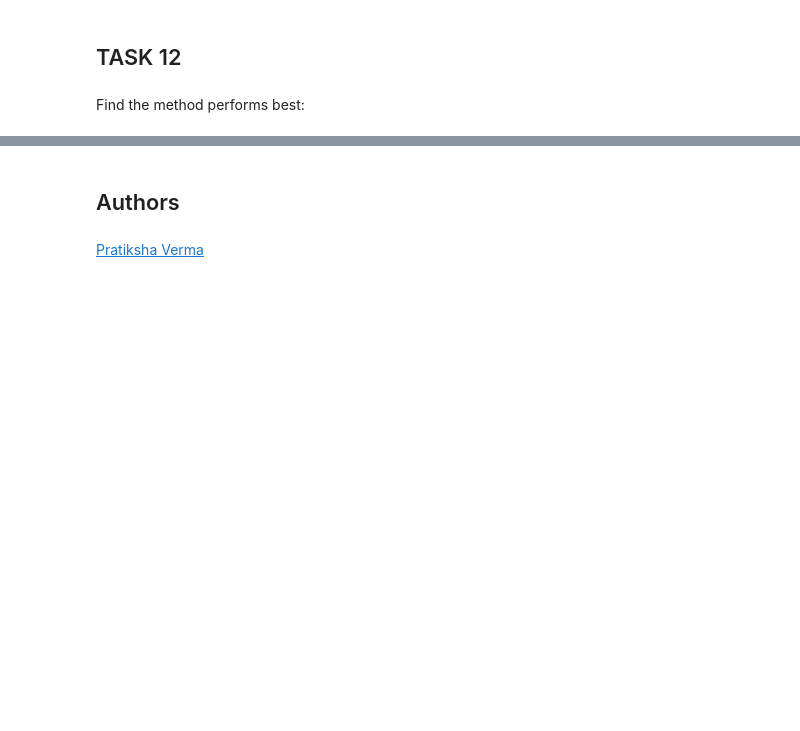
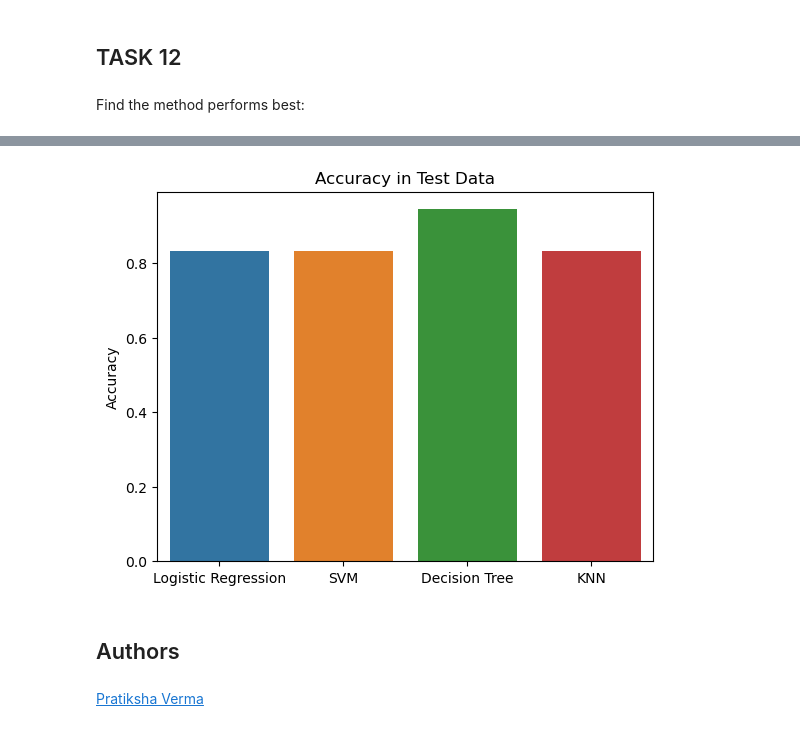
Before and after one commit to DataScientistJZ/IBM, a Jupyter notebook: SpaceX_Machine_Learning_Prediction_Part_5.jupyterlite.ipynb, the cells around one changed output, grey strips where cells are left out. Drawn from its saved outputs; the diff is of its cells as text; code cells hidden in the pictures; blank space fills up the shorter version.

```diff
--- a/SpaceX_Machine_Learning_Prediction_Part_5.jupyterlite.ipynb
+++ b/SpaceX_Machine_Learning_Prediction_Part_5.jupyterlite.ipynb
@@ -203,7 +203,7 @@ plot_confusion_matrix(Y_test,yhat)
 # %% [output]
 [figure]
 # %%
-accuracy = logreg_cv.score(X_test, Y_test)
+accuracy_logreg = logreg_cv.score(X_test, Y_test)
 print(f"Accuracy on the test data: {accuracy:.2f}")
 # %% [output]
 Accuracy on the test data: 0.83
@@ -419,3 +424,8 @@ plot_confusion_matrix(Y_test,yhat)
 Find the method performs best:
 # %%
 DecisionTree
+# %%
+accuracy_logreg
+accuracy_svm = svm_cv.score(X_test, Y_test)
+accuracy_tree = tree_cv.score(X_test, Y_test)
+accuracy_knn = knn_cv.score(X_test, Y_test)
@@ -422,3 +442,16 @@ DecisionTree
+# %%
+import seaborn as sns
+import matplotlib.pyplot as plt
+
+accuracies = [accuracy_logreg, accuracy_svm, accuracy_tree, accuracy_knn]
+models = ['Logistic Regression', 'SVM', 'Decision Tree', 'KNN']
+
+sns.barplot(x=models, y=accuracies)
+plt.title('Accuracy in Test Data')
+plt.ylabel('Accuracy')
+plt.show()
+# %% [output]
+[figure, added]
 # %% [markdown]
 ## Authors
 # %% [markdown]
```
Also changed, not shown: parts of 12 cells of this notebook.
